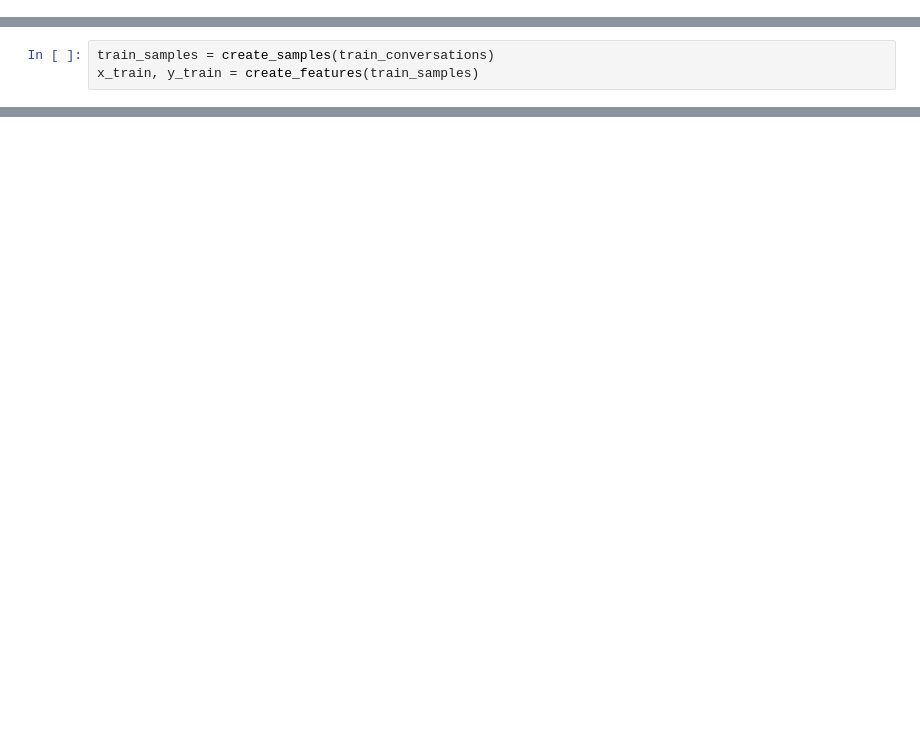
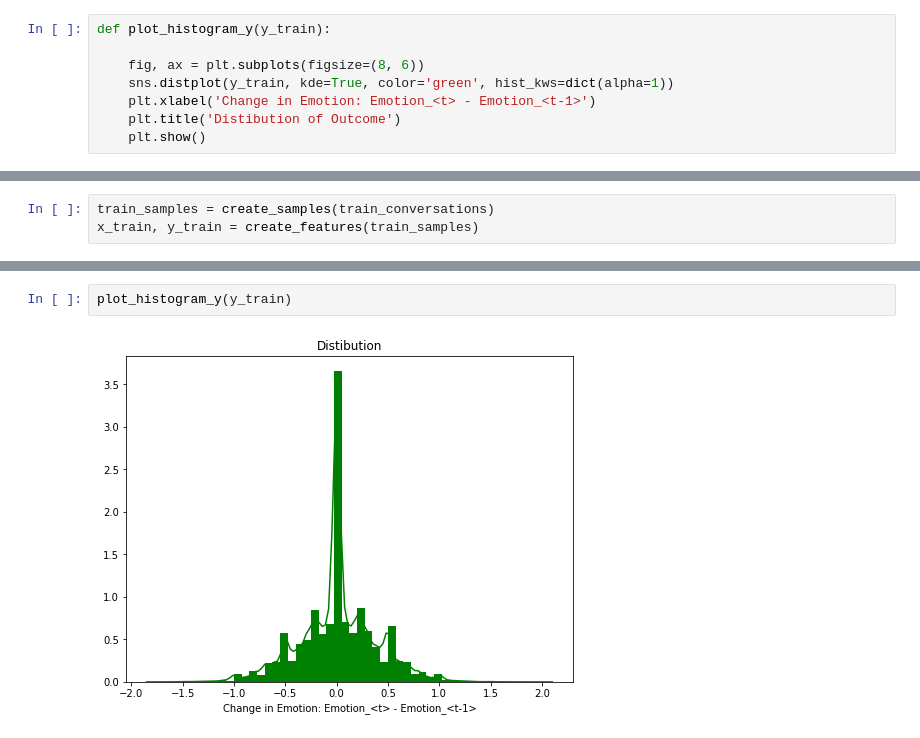
Before and after one commit to zmahoor/loris_ai_data_challenge, a Jupyter notebook: question_2.ipynb, the cells around one changed output, grey strips where cells are left out. Drawn from its saved outputs; the diff is of its cells as text; blank space fills up the shorter version.

```diff
--- a/question_2.ipynb
+++ b/question_2.ipynb
@@ -44,0 +68,8 @@ def read_glove_vecs(glove_file):
+# %%
+def plot_histogram_y(y_train):
+
+    fig, ax = plt.subplots(figsize=(8, 6))
+    sns.distplot(y_train, kde=True, color='green', hist_kws=dict(alpha=1))
+    plt.xlabel('Change in Emotion: Emotion_<t> - Emotion_<t-1>')
+    plt.title('Distibution of Outcome')
+    plt.show()
@@ -172,0 +133,4 @@ model = fit_svm_model(x_train, y_train)
+# %%
+plot_histogram_y(y_train)
+# %% [output]
+[figure, added]
```
Also changed, not shown: parts of 28 cells of this notebook, 22 other files.
